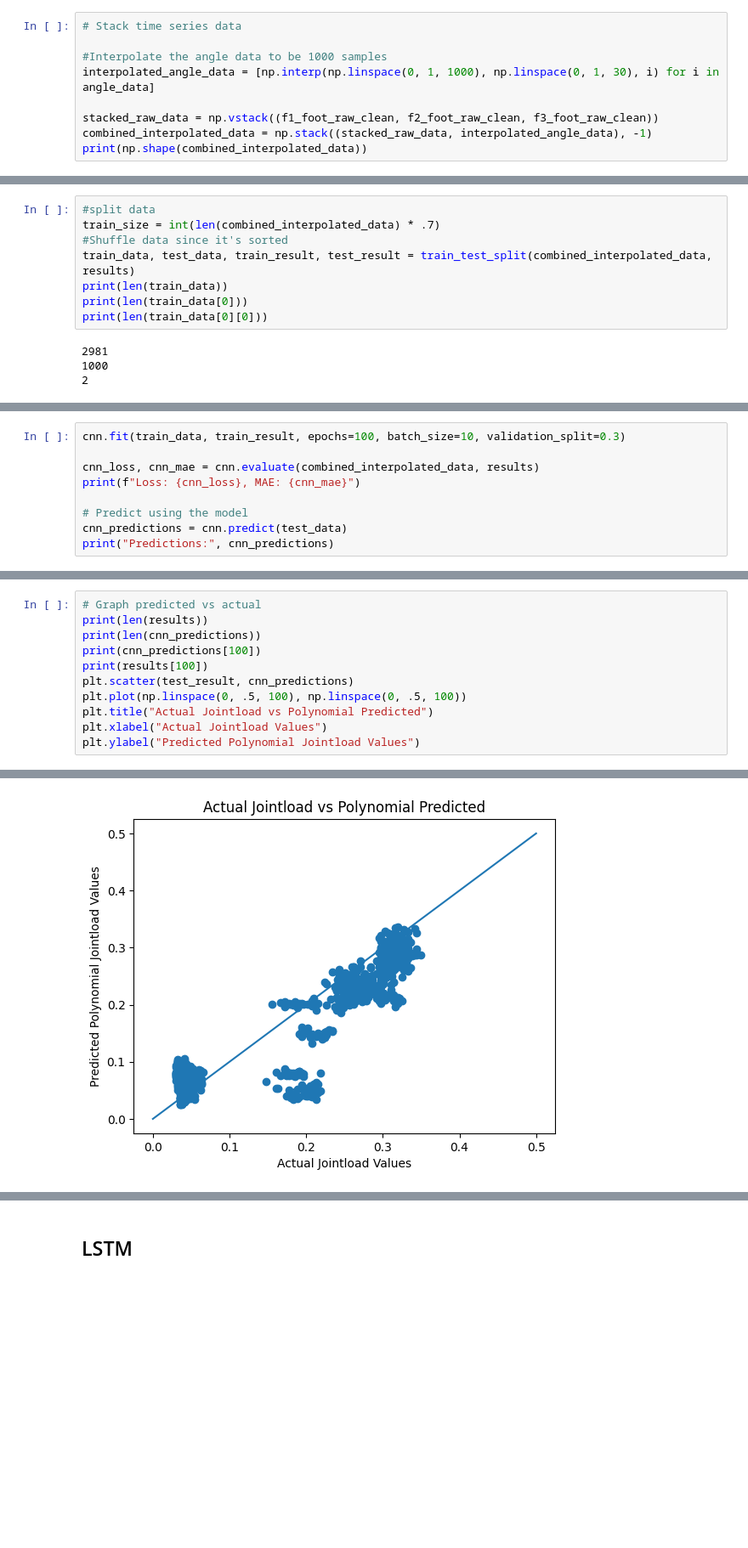
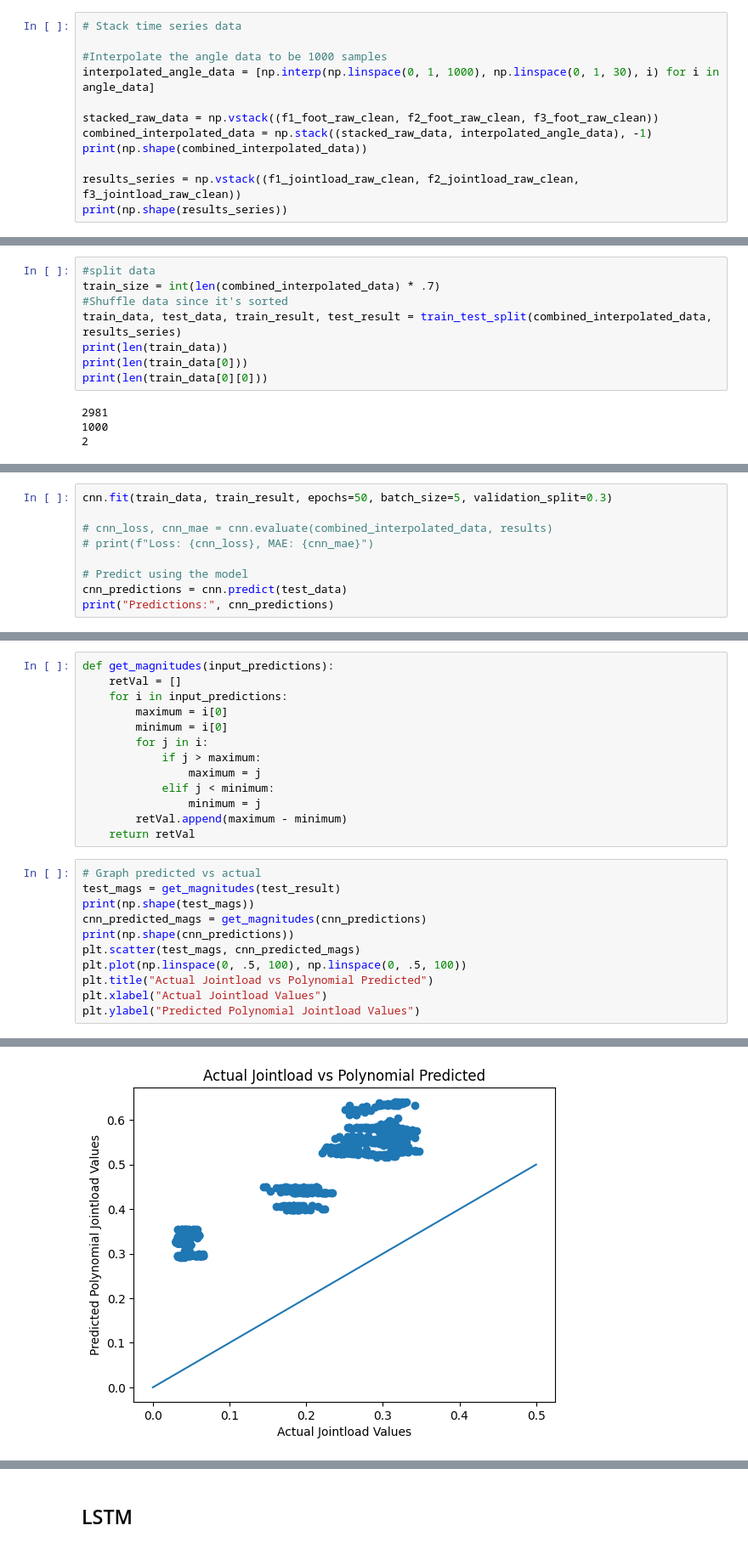
Before and after one commit to Jcollins2021/Jointload-Project, a Jupyter notebook: data_analysis.ipynb, the cells around one changed output, grey strips where cells are left out. Shown at 85% size. Saved outputs shown, nothing was run; the diff lists cells and outputs as text; blank space fills up the shorter version.

Commit message:
Different Outputs
Changed models to output time series instead of magnitudes

```diff
--- a/data_analysis.ipynb
+++ b/data_analysis.ipynb
@@ -927,5 +927,8 @@ interpolated_angle_data = [np.interp(np.linspace(0, 1, 1000), np.linspace(0, 1,
 stacked_raw_data = np.vstack((f1_foot_raw_clean, f2_foot_raw_clean, f3_foot_raw_clean))
 combined_interpolated_data = np.stack((stacked_raw_data, interpolated_angle_data), -1)
 print(np.shape(combined_interpolated_data))
+
+results_series = np.vstack((f1_jointload_raw_clean, f2_jointload_raw_clean, f3_jointload_raw_clean))
+print(np.shape(results_series))
 # %% [output]
 (3975, 1000, 2)
@@ -933,7 +937,7 @@ print(np.shape(combined_interpolated_data))
 #split data
 train_size = int(len(combined_interpolated_data) * .7)
 #Shuffle data since it's sorted
-train_data, test_data, train_result, test_result = train_test_split(combined_interpolated_data, results)
+train_data, test_data, train_result, test_result = train_test_split(combined_interpolated_data, results_series)
 print(len(train_data))
 print(len(train_data[0]))
 print(len(train_data[0][0]))
@@ -983,9 +987,9 @@ Model: "sequential_10"
  Non-trainable params: 0 (0.00 B)
 # %%
-cnn.fit(train_data, train_result, epochs=100, batch_size=10, validation_split=0.3)
+cnn.fit(train_data, train_result, epochs=50, batch_size=5, validation_split=0.3)
 
-cnn_loss, cnn_mae = cnn.evaluate(combined_interpolated_data, results)
-print(f"Loss: {cnn_loss}, MAE: {cnn_mae}")
+# cnn_loss, cnn_mae = cnn.evaluate(combined_interpolated_data, results)
+# print(f"Loss: {cnn_loss}, MAE: {cnn_mae}")
 
 # Predict using the model
 cnn_predictions = cnn.predict(test_data)
@@ -1011,10 +1015,23 @@ Epoch 6/100
+# %%
+def get_magnitudes(input_predictions):
+    retVal = []
+    for i in input_predictions:
+        maximum = i[0]
+        minimum = i[0]
+        for j in i:
+            if j > maximum:
+                maximum = j
+            elif j < minimum:
+                minimum = j
+        retVal.append(maximum - minimum)
+    return retVal
 # %%
 # Graph predicted vs actual
-print(len(results))
-print(len(cnn_predictions))
-print(cnn_predictions[100])
-print(results[100])
-plt.scatter(test_result, cnn_predictions)
+test_mags = get_magnitudes(test_result)
+print(np.shape(test_mags))
+cnn_predicted_mags = get_magnitudes(cnn_predictions)
+print(np.shape(cnn_predictions))
+plt.scatter(test_mags, cnn_predicted_mags)
 plt.plot(np.linspace(0, .5, 100), np.linspace(0, .5, 100))
 plt.title("Actual Jointload vs Polynomial Predicted")
 plt.xlabel("Actual Jointload Values")
@@ -1027,2 +1042,2 @@ plt.ylabel("Predicted Polynomial Jointload Values")
 Text(0, 0.5, 'Predicted Polynomial Jointload Values')
-[figure, old version]
+[figure, new version]
```
Also changed, not shown: parts of 45 cells of this notebook.
